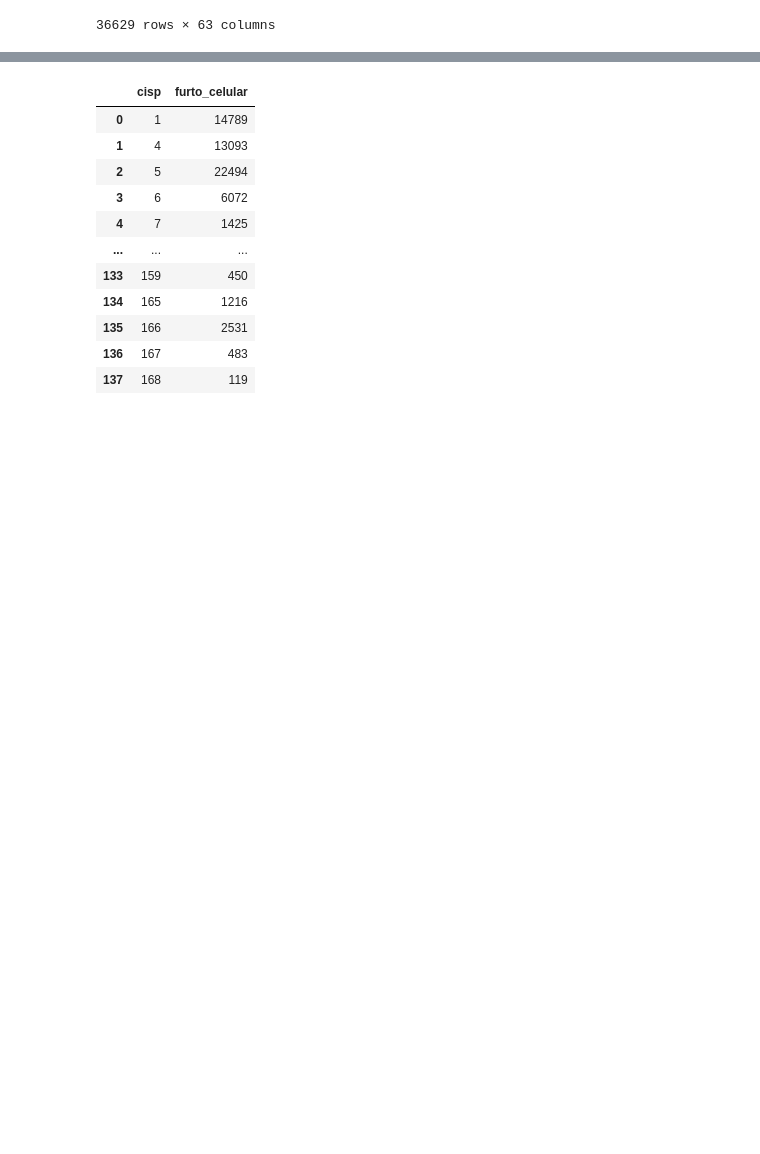
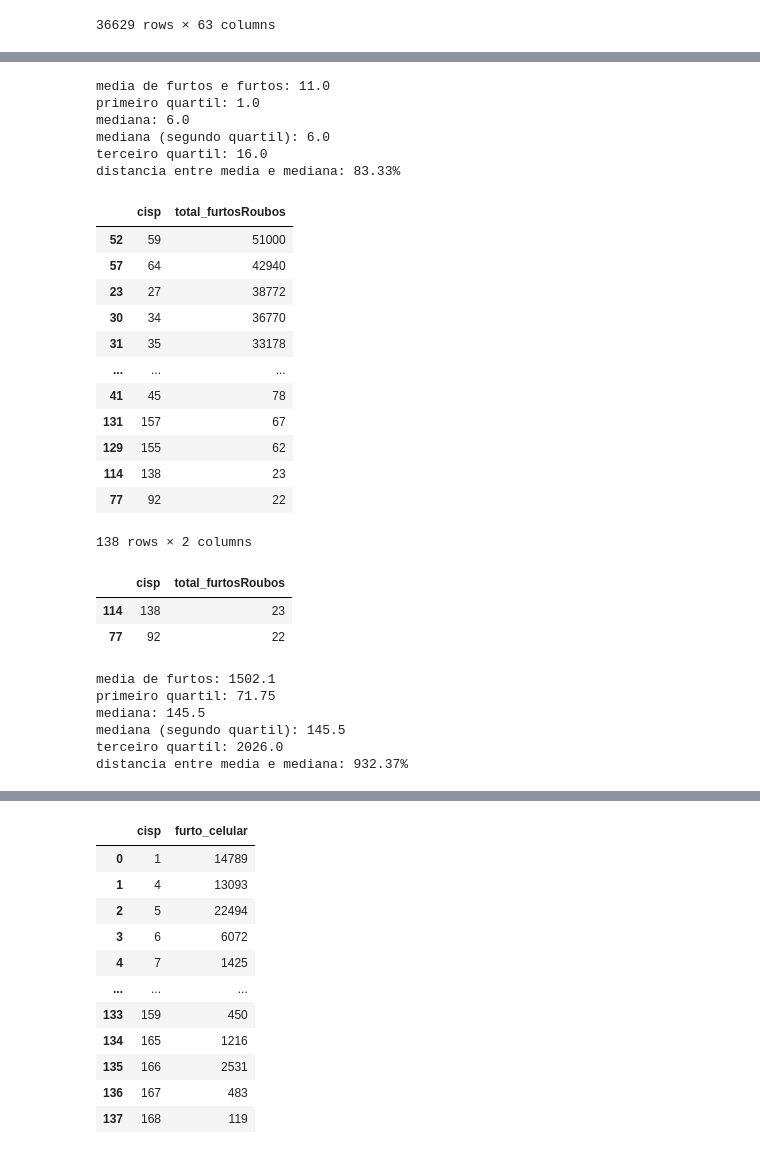
Before and after one commit to MatheusVieira12/Repo_Senac, a Jupyter notebook: atividades/atv_np.ipynb, the cells around one changed output, grey strips where cells are left out. Saved outputs shown, nothing was run; the diff lists cells and outputs as text; code cells hidden in the pictures; blank space fills up the shorter version.

```diff
--- a/atividades/atv_np.ipynb
+++ b/atividades/atv_np.ipynb
@@ -21,2 +63,75 @@ baseDP
+# %%
+baseDP_roubofurto = np.array(baseDP['furto_veiculos'])
+mediana_veiculos = np.median(baseDP_roubofurto)
+media_veiculos = np.mean(baseDP_roubofurto).round(1)
+q1 = np.percentile(baseDP_roubofurto, 25)
+q2 = np.percentile(baseDP_roubofurto, 50)
+q3 = np.percentile(baseDP_roubofurto, 75)
+print((f'media de furtos e furtos: {media_veiculos}'))
+print((f'primeiro quartil: {q1}'))
+print((f'mediana: {mediana_veiculos}'))
+print((f'mediana (segundo quartil): {q2}'))
+print((f'terceiro quartil: {q3}'))
+distancia = (media_veiculos - mediana_veiculos) / mediana_veiculos
+print((f'distancia entre media e mediana: {distancia * 100:.2f}%'))
+IQR = q3 - q1
+limite_inferior = q1 - (1.5 * IQR)
+limite_superior = q3 + (1.5 * IQR)
+# %% [output]
+media de furtos e furtos: 11.0
+primeiro quartil: 1.0
+mediana: 6.0
+mediana (segundo quartil): 6.0
+terceiro quartil: 16.0
+distancia entre media e mediana: 83.33%
+# %%
+roubo_furto_filtrado = roubo_furto.loc[(roubo_furto['total_furtosRoubos'] >= limite_inferior)]
+roubo_furto_filtrado
+roubo_furto_filtrado.sort_values(by='total_furtosRoubos', ascending=False)
+# %% [output]
+|  | cisp | total_furtosRoubos |
+| 52 | 59 | 51000 |
+| 57 | 64 | 42940 |
+| 23 | 27 | 38772 |
+| 30 | 34 | 36770 |
+| 31 | 35 | 33178 |
+| ... | ... | ... |
+| 41 | 45 | 78 |
+| 131 | 157 | 67 |
+| 129 | 155 | 62 |
+| 114 | 138 | 23 |
+| 77 | 92 | 22 |
+138 rows × 2 columns
+# %%
+roubo_furto_filtrado = roubo_furto.loc[(roubo_furto['total_furtosRoubos'] <= limite_superior)]
+roubo_furto_filtrado.sort_values(by='total_furtosRoubos', ascending=False)
+# %% [output]
+|  | cisp | total_furtosRoubos |
+| 114 | 138 | 23 |
+| 77 | 92 | 22 |
+# %%
+baseDP_media = np.array(baseDP_veiculos['furto_veiculos'])
+mediana_veiculos = np.median(baseDP_media)
+media_veiculos = np.mean(baseDP_media).round(1)
+q1 = np.percentile(baseDP_media, 25)
+q2 = np.percentile(baseDP_media, 50)
+q3 = np.percentile(baseDP_media, 75)
+print((f'media de furtos: {media_veiculos}'))
+print((f'primeiro quartil: {q1}'))
+print((f'mediana: {mediana_veiculos}'))
+print((f'mediana (segundo quartil): {q2}'))
+print((f'terceiro quartil: {q3}'))
+distancia = (media_veiculos - mediana_veiculos) / mediana_veiculos
+print((f'distancia entre media e mediana: {distancia * 100:.2f}%'))
+IQR = q3 - q1
+limite_inferior = q1 - (1.5 * IQR)
+limite_superior = q3 + (1.5 * IQR)
+# %% [output]
+media de furtos: 1502.1
+primeiro quartil: 71.75
+mediana: 145.5
+mediana (segundo quartil): 145.5
+terceiro quartil: 2026.0
+distancia entre media e mediana: 932.37%
 # %%
 baseDP_furto_celular = baseDP['furto_celular']
```
Also changed, not shown: parts of 6 cells of this notebook, 1 other file.
